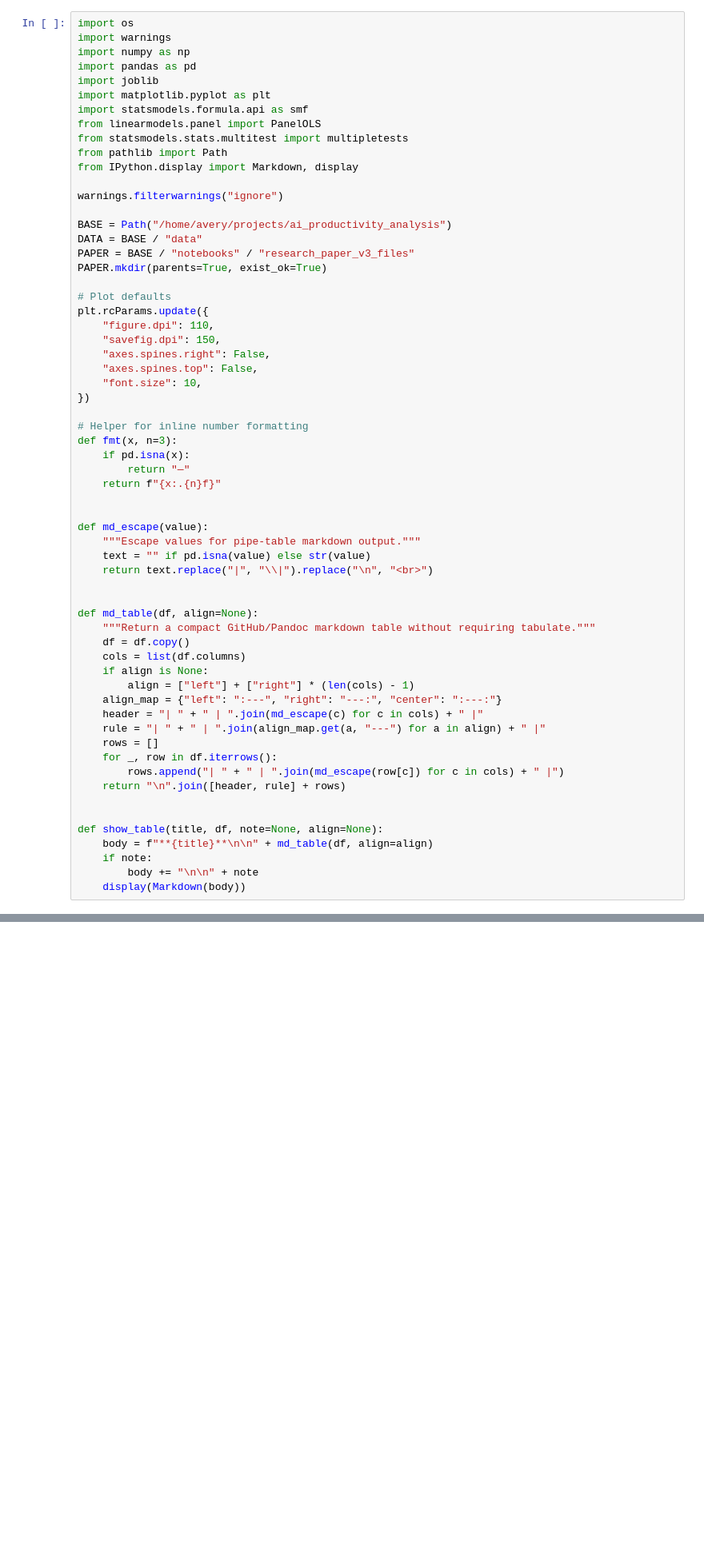
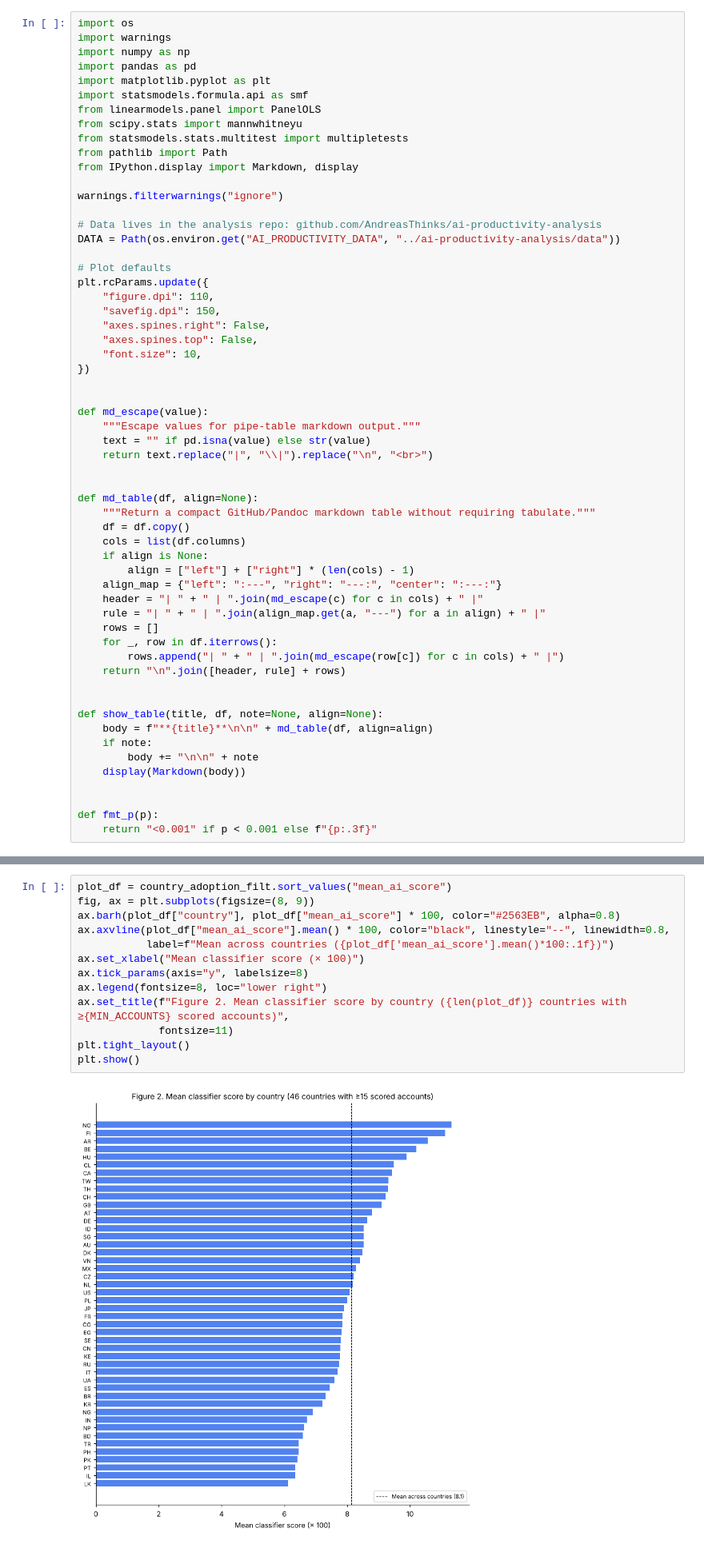
Before and after one commit to AndreasThinks/AndreasThinks.me, a Jupyter notebook: papers/ai-productivity/index.ipynb, the cells around one changed output, grey strips where cells are left out. Shown at 80% size. Cells and saved outputs as stored; diff of their text form; blank space fills up the shorter version.

```diff
--- a/papers/ai-productivity/index.ipynb
+++ b/papers/ai-productivity/index.ipynb
@@ -3,20 +16,18 @@ import os
 import warnings
 import numpy as np
 import pandas as pd
-import joblib
 import matplotlib.pyplot as plt
 import statsmodels.formula.api as smf
 from linearmodels.panel import PanelOLS
+from scipy.stats import mannwhitneyu
 from statsmodels.stats.multitest import multipletests
 from pathlib import Path
 from IPython.display import Markdown, display
 
 warnings.filterwarnings("ignore")
 
-BASE = Path("/home/avery/projects/ai_productivity_analysis")
-DATA = BASE / "data"
-PAPER = BASE / "notebooks" / "research_paper_v3_files"
-PAPER.mkdir(parents=True, exist_ok=True)
+# Data lives in the analysis repo: github.com/AndreasThinks/ai-productivity-analysis
+DATA = Path(os.environ.get("AI_PRODUCTIVITY_DATA", "../ai-productivity-analysis/data"))
 
 # Plot defaults
 plt.rcParams.update({
@@ -26,12 +37,6 @@ plt.rcParams.update({
     "axes.spines.top": False,
     "font.size": 10,
 })
-
-# Helper for inline number formatting
-def fmt(x, n=3):
-    if pd.isna(x):
-        return "—"
-    return f"{x:.{n}f}"
 
 
 def md_escape(value):
@@ -60,3 +65,7 @@ def show_table(title, df, note=None, align=None):
     if note:
         body += "\n\n" + note
     display(Markdown(body))
+
+
+def fmt_p(p):
+    return "<0.001" if p < 0.001 else f"{p:.3f}"
@@ -1037,0 +636,15 @@ plt.show()
+# %%
+plot_df = country_adoption_filt.sort_values("mean_ai_score")
+fig, ax = plt.subplots(figsize=(8, 9))
+ax.barh(plot_df["country"], plot_df["mean_ai_score"] * 100, color="#2563EB", alpha=0.8)
+ax.axvline(plot_df["mean_ai_score"].mean() * 100, color="black", linestyle="--", linewidth=0.8,
+           label=f"Mean across countries ({plot_df['mean_ai_score'].mean()*100:.1f})")
+ax.set_xlabel("Mean classifier score (× 100)")
+ax.tick_params(axis="y", labelsize=8)
+ax.legend(fontsize=8, loc="lower right")
+ax.set_title(f"Figure 2. Mean classifier score by country ({len(plot_df)} countries with ≥{MIN_ACCOUNTS} scored accounts)",
+             fontsize=11)
+plt.tight_layout()
+plt.show()
+# %% [output]
+[figure, added]
```
Also changed, not shown: parts of 71 cells of this notebook, 3 other files.
